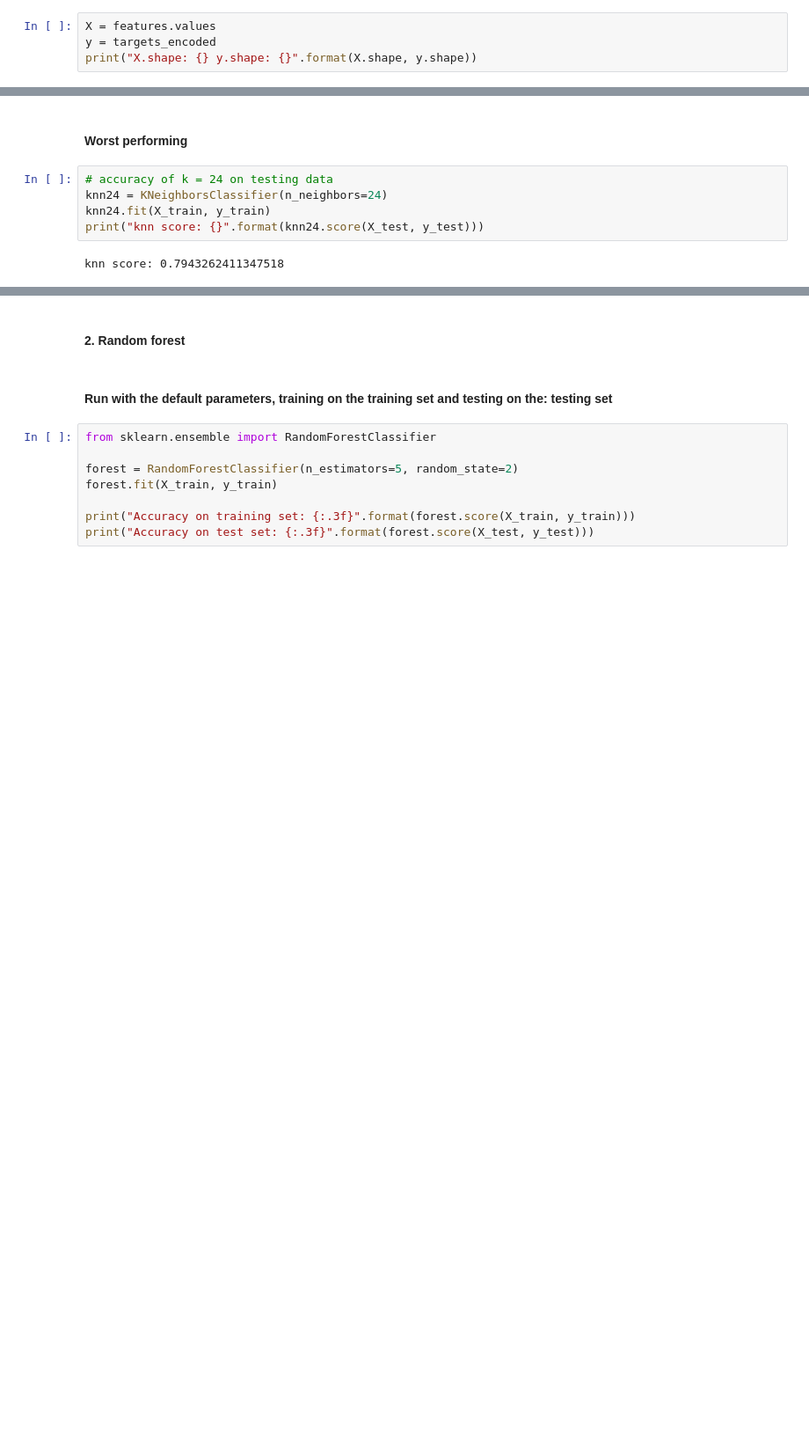
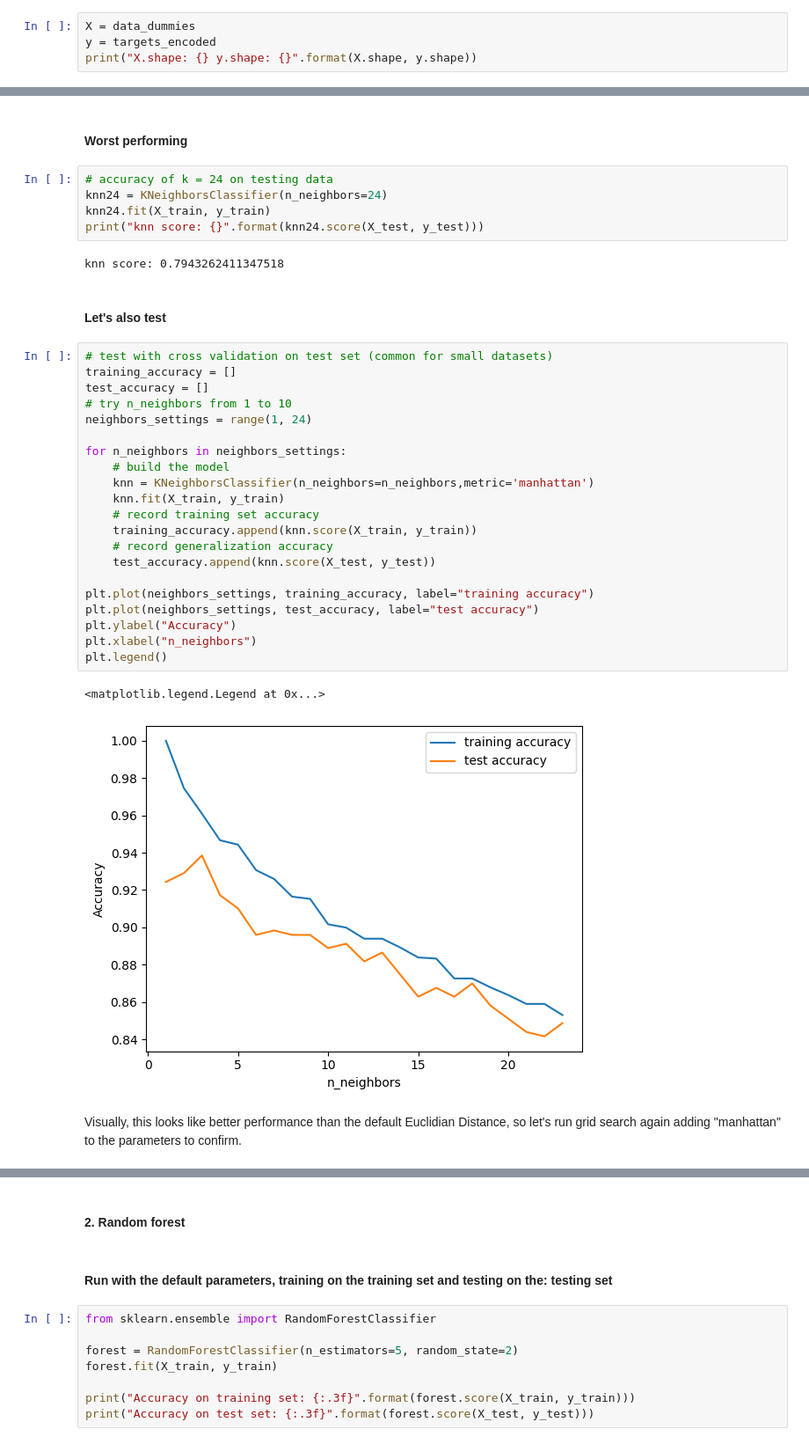
Before and after one commit to naterattner/data71200, a Jupyter notebook: project_2/data71200_summer24_project2.ipynb, the cells around one changed output, grey strips where cells are left out. Shown at 88% size. Drawn from its saved outputs; the diff is of its cells as text; blank space fills up the shorter version.

Commit message:
added manhattan distance parameter tweak

```diff
--- a/project_2/data71200_summer24_project2.ipynb
+++ b/project_2/data71200_summer24_project2.ipynb
@@ -187,7 +123,7 @@ print(targets_encoded)
 # %% [markdown]
 #### Split data into test and training sets
 # %%
-X = features.values
+X = data_dummies
 y = targets_encoded
 print("X.shape: {} y.shape: {}".format(X.shape, y.shape))
 # %% [output]
@@ -401,3 +336,31 @@ knn24.fit(X_train, y_train)
 print("knn score: {}".format(knn24.score(X_test, y_test)))
 # %% [output]
 knn score: 0.7943262411347518
+# %% [markdown]
+#### Let's also test
+# %%
+# test with cross validation on test set (common for small datasets)
+training_accuracy = []
+test_accuracy = []
+# try n_neighbors from 1 to 10
+neighbors_settings = range(1, 24)
+
+for n_neighbors in neighbors_settings:
+    # build the model
+    knn = KNeighborsClassifier(n_neighbors=n_neighbors,metric='manhattan')
+    knn.fit(X_train, y_train)
+    # record training set accuracy
+    training_accuracy.append(knn.score(X_train, y_train))
+    # record generalization accuracy
+    test_accuracy.append(knn.score(X_test, y_test))
+
+plt.plot(neighbors_settings, training_accuracy, label="training accuracy")
+plt.plot(neighbors_settings, test_accuracy, label="test accuracy")
+plt.ylabel("Accuracy")
+plt.xlabel("n_neighbors")
+plt.legend()
+# %% [output]
+<matplotlib.legend.Legend at 0x...>
+[figure, added]
+# %% [markdown]
+Visually, this looks like better performance than the default Euclidian Distance, so let's run grid search again adding "manhattan" to the parameters to confirm.
```
Also changed, not shown: parts of 23 cells of this notebook.
